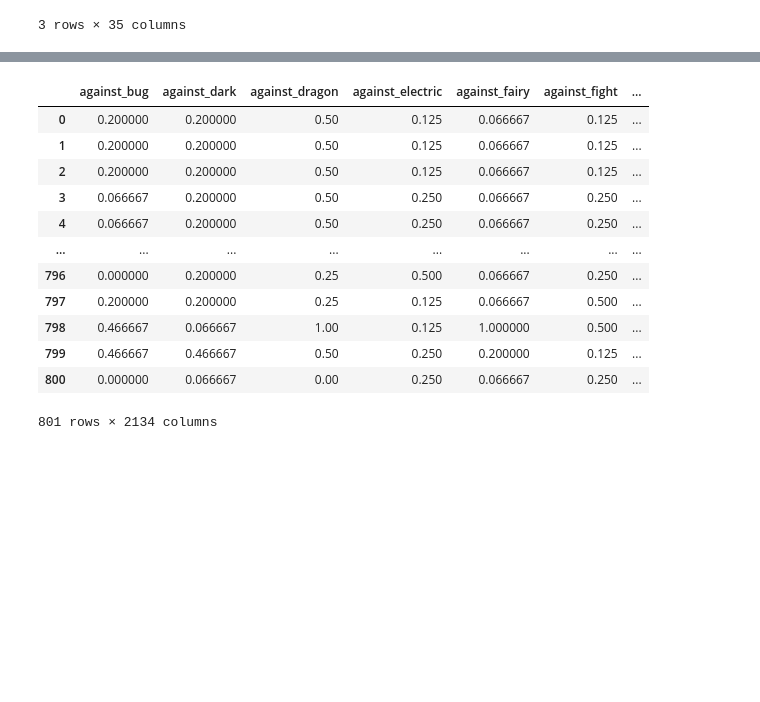
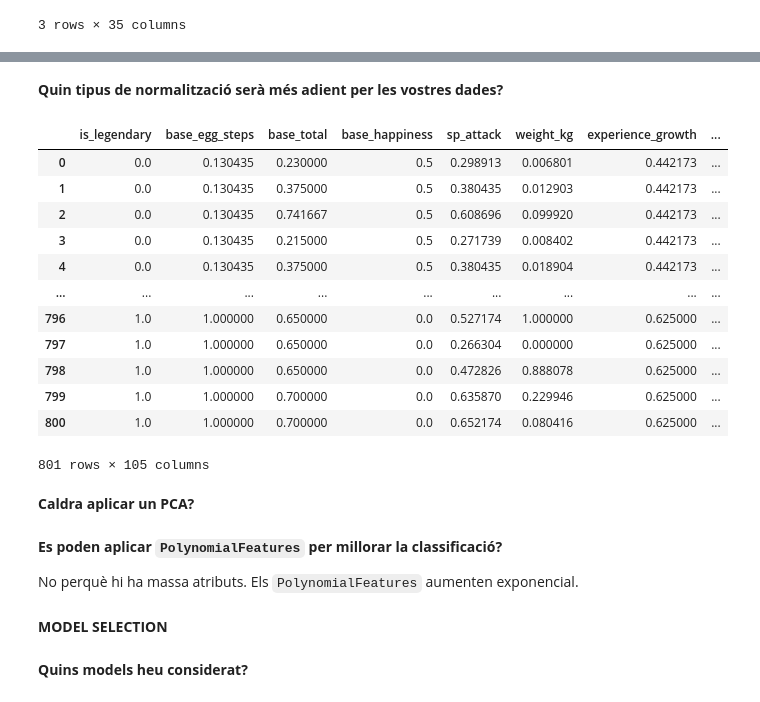
Before and after one commit to pablo15ruiz/ac-pr02, a Jupyter notebook: ApartatA.ipynb, the cells around one changed output, grey strips where cells are left out. Saved outputs shown, nothing was run; the diff lists cells and outputs as text; code cells hidden in the pictures; blank space fills up the shorter version.

Commit message:
preprocessing done

```diff
--- a/ApartatA.ipynb
+++ b/ApartatA.ipynb
@@ -57,7 +55,6 @@ import seaborn as sns
 # %%
 df = pd.read_csv('pokemon.csv')
 # %%
-OBJECTIVE = 'is_legendary'
+TARGET = 'is_legendary'
 FILTER_RATE = 0.1
-NORMAL_LIMIT = 1e-3
 NAMES = df['name']
@@ -127,15 +175,12 @@ for col in df.select_dtypes(exclude='object'):
 # %%
 df_2 = df.copy(deep=True)
 df_2['abilities'] = df['abilities'].apply(ast.literal_eval)
-ls = df_2['abilities'].explode()
-df_2[ls.unique()] = 0
+df_2[df_2['abilities'].explode().unique()] = 0
 
 for idx, row in df_2.iterrows():
     for cat in row['abilities']:
         df_2.at[idx, cat] = 1
 
-    # for cat in ls.unique():
-    #     if(cat in df['abilities'][idx] ):
-    #         df[cat][idx]=1
 df_2.drop(columns='abilities', inplace=True)
-df_2.shape
+df_2 = pd.get_dummies(df_2, columns=['classfication', 'type1', 'type2'], prefix=['', '1', '2'], prefix_sep='')
+df_2.drop(columns=['name', 'japanese_name'], inplace=True)
@@ -144,5 +186,0 @@ df_2.shape
-# %%
-df_2 = df_2.select_dtypes(exclude='object')
-# df_2.drop(columns=['classfication', 'type1', 'type2', 'name', 'japanese_name'], inplace=True)
-for col in ['classfication', 'type1', 'type2']:
-    df_2 = pd.concat([df_2, pd.get_dummies(df[col])], axis=1)
@@ -180,21 +187,41 @@ Length: 891, dtype: object
+# %% [markdown]
+**Quin tipus de normalització serà més adient per les vostres dades?**
 # %%
-from sklearn.preprocessing import MinMaxScaler
 cols = df_2.columns
 scaler = MinMaxScaler()
-df_3=scaler.fit_transform(df_2)
-pd.DataFrame(df_3,
+df_3=scaler.fit_transform(df_2) #dataset escalat
+df_3 = pd.DataFrame(df_3,
 columns=cols)
-# %% [output]
-|  | against_bug | against_dark | against_dragon | against_electric | against_fairy | against_fight | ... |
-| 0 | 0.200000 | 0.200000 | 0.50 | 0.125 | 0.066667 | 0.125 | ... |
-| 1 | 0.200000 | 0.200000 | 0.50 | 0.125 | 0.066667 | 0.125 | ... |
-| 2 | 0.200000 | 0.200000 | 0.50 | 0.125 | 0.066667 | 0.125 | ... |
-| 3 | 0.066667 | 0.200000 | 0.50 | 0.250 | 0.066667 | 0.250 | ... |
-| 4 | 0.066667 | 0.200000 | 0.50 | 0.250 | 0.066667 | 0.250 | ... |
-| ... | ... | ... | ... | ... | ... | ... | ... |
-| 796 | 0.000000 | 0.200000 | 0.25 | 0.500 | 0.066667 | 0.250 | ... |
-| 797 | 0.200000 | 0.200000 | 0.25 | 0.125 | 0.066667 | 0.500 | ... |
-| 798 | 0.466667 | 0.066667 | 1.00 | 0.125 | 1.000000 | 0.500 | ... |
-| 799 | 0.466667 | 0.466667 | 0.50 | 0.250 | 0.200000 | 0.125 | ... |
-| 800 | 0.000000 | 0.066667 | 0.00 | 0.250 | 0.066667 | 0.250 | ... |
-801 rows × 2134 columns
+# %%
+corr = df_3.corr().abs()[TARGET].sort_values(ascending=False)
+corr = corr[corr > FILTER_RATE]
+#corr
+df_4=df_3[corr.index]
+df_4 #dataset amb atributs filtrats per correlacio
+# corr.index
+# df_4.columns[df_4.columns.duplicated()]
+# corr.index.unique()
+# %% [output]
+|  | is_legendary | base_egg_steps | base_total | base_happiness | sp_attack | weight_kg | experience_growth | ... |
+| 0 | 0.0 | 0.130435 | 0.230000 | 0.5 | 0.298913 | 0.006801 | 0.442173 | ... |
+| 1 | 0.0 | 0.130435 | 0.375000 | 0.5 | 0.380435 | 0.012903 | 0.442173 | ... |
+| 2 | 0.0 | 0.130435 | 0.741667 | 0.5 | 0.608696 | 0.099920 | 0.442173 | ... |
+| 3 | 0.0 | 0.130435 | 0.215000 | 0.5 | 0.271739 | 0.008402 | 0.442173 | ... |
+| 4 | 0.0 | 0.130435 | 0.375000 | 0.5 | 0.380435 | 0.018904 | 0.442173 | ... |
+| ... | ... | ... | ... | ... | ... | ... | ... | ... |
+| 796 | 1.0 | 1.000000 | 0.650000 | 0.0 | 0.527174 | 1.000000 | 0.625000 | ... |
+| 797 | 1.0 | 1.000000 | 0.650000 | 0.0 | 0.266304 | 0.000000 | 0.625000 | ... |
+| 798 | 1.0 | 1.000000 | 0.650000 | 0.0 | 0.472826 | 0.888078 | 0.625000 | ... |
+| 799 | 1.0 | 1.000000 | 0.700000 | 0.0 | 0.635870 | 0.229946 | 0.625000 | ... |
+| 800 | 1.0 | 1.000000 | 0.700000 | 0.0 | 0.652174 | 0.080416 | 0.625000 | ... |
+801 rows × 105 columns
+# %% [markdown]
+**Caldra aplicar un PCA?**
+# %% [markdown]
+**Es poden aplicar `PolynomialFeatures` per millorar la classificació?**
+
+No perquè hi ha massa atributs. Els `PolynomialFeatures` aumenten exponencial.
+# %% [markdown]
+**MODEL SELECTION**
+# %% [markdown]
+**Quins models heu considerat?**
```
Also changed, not shown: parts of 29 cells of this notebook.
